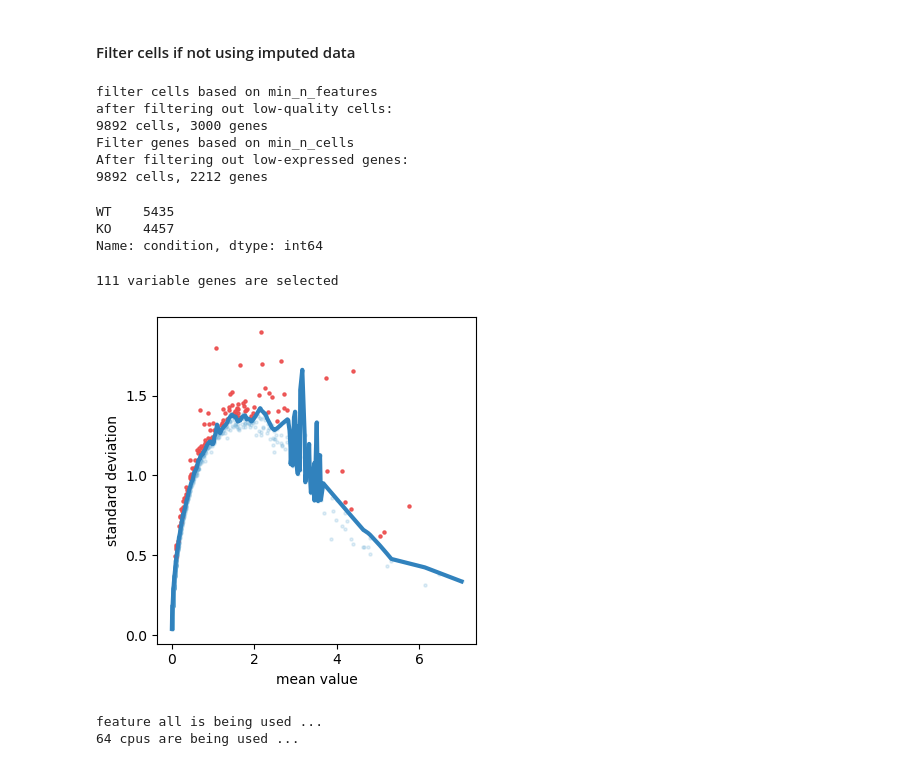
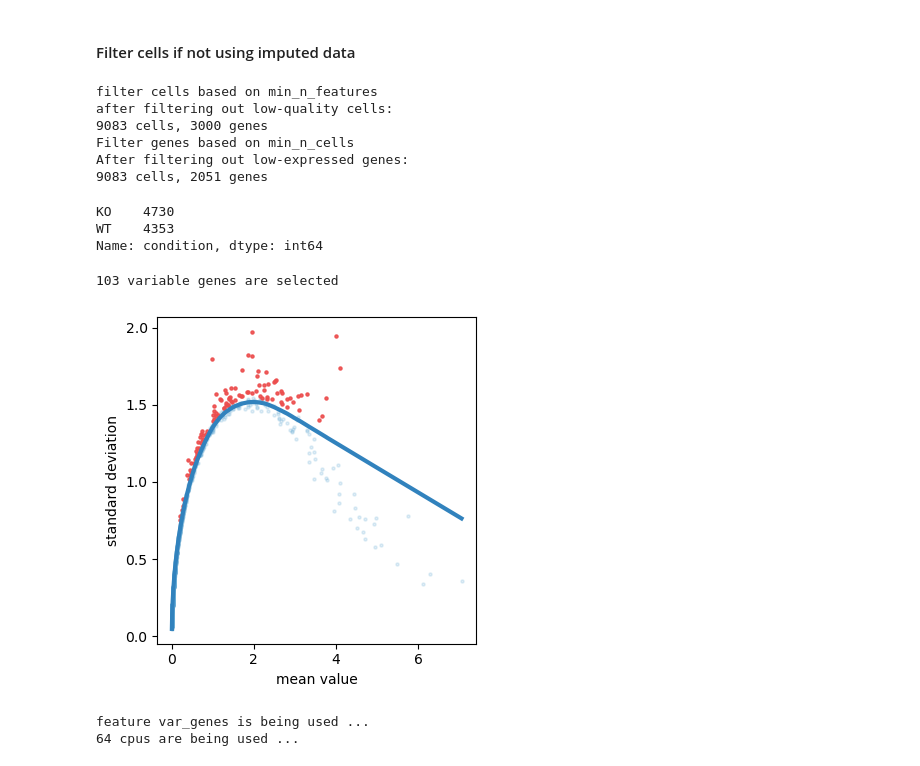
Before and after one commit to sachha-naksha/TA_muscle_ageing, a Jupyter notebook: py_scripts/grn_inference/1_traj_inference.ipynb, the cells around one changed output. Drawn from its saved outputs; the diff is of its cells as text; code cells hidden in the pictures.

```diff
--- a/py_scripts/grn_inference/1_traj_inference.ipynb
+++ b/py_scripts/grn_inference/1_traj_inference.ipynb
@@ -11,7 +12,7 @@ import os
 import sys
 import logging
 # %%
-adata_infile = "/ocean/projects/cis240075p/asachan/datasets/TA_muscle/ERCC1_KO_mice/integrated_samples/objects/female_adata_stream_input.h5ad"
+adata_infile = "/ocean/projects/cis240075p/asachan/datasets/TA_muscle/ERCC1_KO_mice/integrated_samples/objects/male_adata_stream_input.h5ad"
 out_tmp = '/ocean/projects/cis240075p/asachan/datasets/TA_muscle/ERCC1_KO_mice/integrated_samples/stream_outs'
 # %%
 from os.path import basename
@@ -52,38 +53,38 @@ print(adata_subset.X.shape)
 # %%
 st.cal_qc(adata_subset,assay='rna')
 # %%
-st.filter_cells(adata_subset,min_n_features= 200, assay='rna')
+st.filter_cells(adata_subset,min_n_features= 150, assay='rna')
 st.filter_features(adata_subset,min_n_cells = 10, assay='rna')
 # %% [output]
 filter cells based on min_n_features
 after filtering out low-quality cells:
-9892 cells, 3000 genes
+9083 cells, 3000 genes
 Filter genes based on min_n_cells
 After filtering out low-expressed genes:
-9892 cells, 2212 genes
+9083 cells, 2051 genes
 # %%
 ###Remove mitochondrial genes
 st.remove_mt_genes(adata_subset)
 # %%
 adata_subset.obs['condition'].value_counts()
 # %% [output]
-WT    5435
-KO    4457
+KO    4730
+WT    4353
 Name: condition, dtype: int64
 # %%
 #adata_subset.X = adata_subset.layers['MAGIC_imputed_data']
 # %%
-st.select_variable_genes(adata_subset,loess_frac=0.01,percentile=95)
+st.select_variable_genes(adata_subset,loess_frac=0.05,percentile=95)
 # %% [output]
-111 variable genes are selected
+103 variable genes are selected
-[figure, old version]
+[figure, new version]
 # %%
 # # 'var_genes' vs 'all' : use top % or all genes from .var ; if using all make sure the adata is subsetted to only the highly variable genes
 # # n_components = Number of branches present in your biological differentation (min 2 dimensions for plotting, 3 would make it 3D)
 # # method = 'se' or 'mlle' standard LLE or modified LLE
-st.dimension_reduction(adata_subset,method='se',feature='all',n_components=2,n_neighbors=30,n_jobs=64) # using the same knn as diffusion maps (default is 30)
+st.dimension_reduction(adata_subset,method='se',feature='var_genes',n_components=2,n_neighbors=30,n_jobs=64) # using the same knn as diffusion maps (default is 30)
 # %% [output]
-feature all is being used ...
+feature var_genes is being used ...
 64 cpus are being used ...
 # %%
 import matplotlib.pyplot as plt
```
Also changed, not shown: parts of 6 cells of this notebook, 3 other files.
